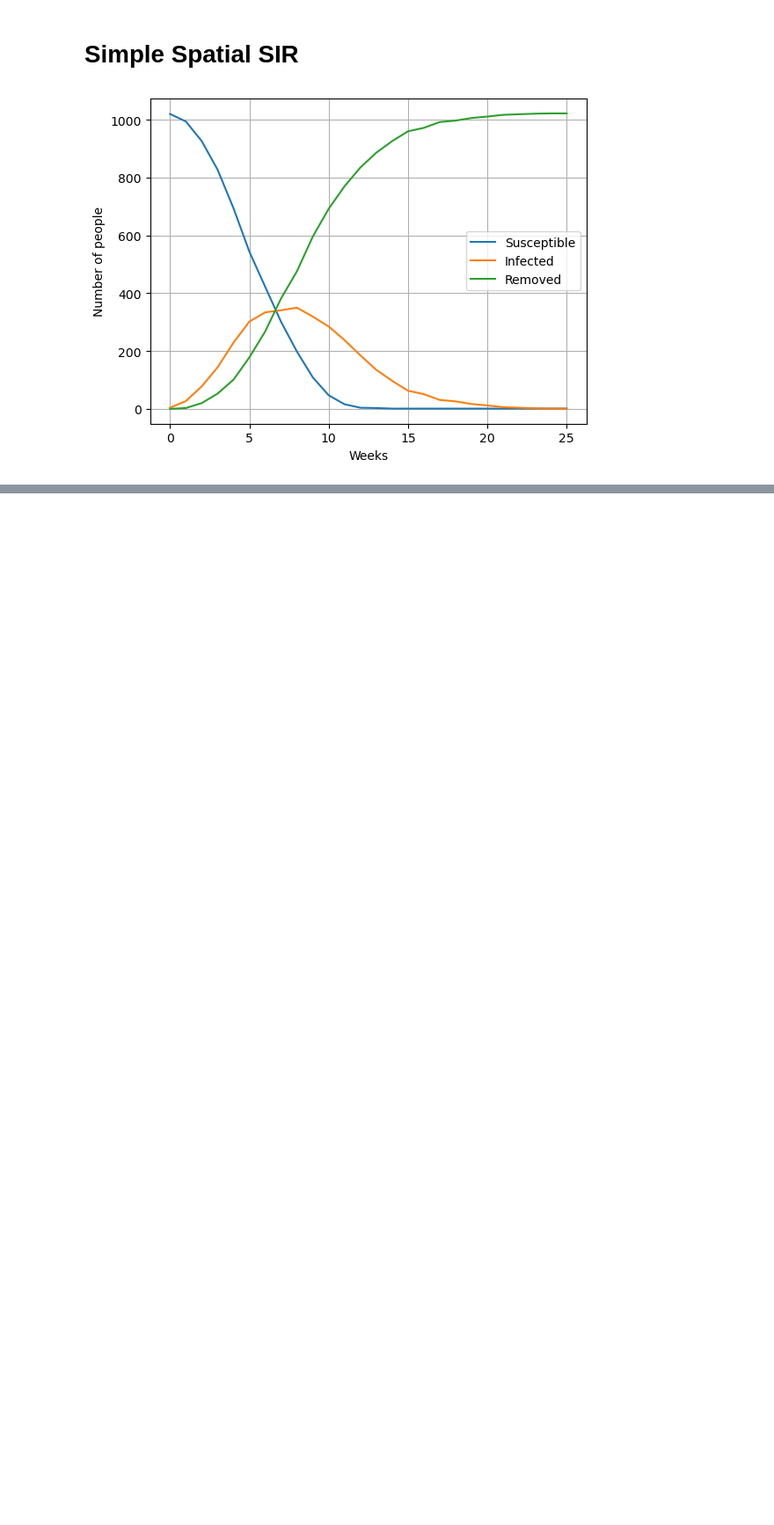
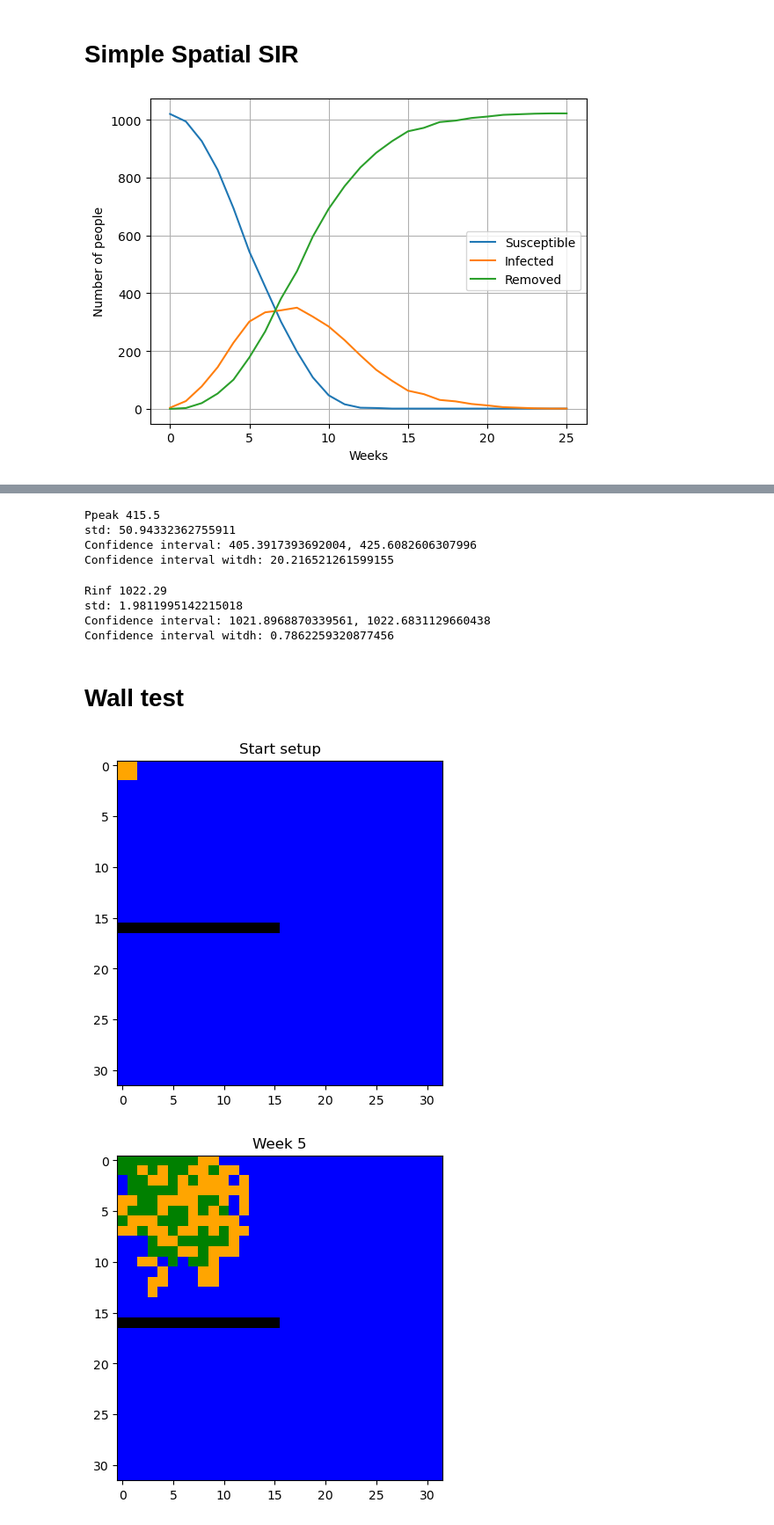
Before and after one commit to s224399/Stoc_sim_2k26, a Jupyter notebook: Project_2/SpatialSIR_test.ipynb, the cells around one changed output, grey strips where cells are left out. Shown at 88% size. Saved outputs shown, nothing was run; the diff lists cells and outputs as text; code cells hidden in the pictures; blank space fills up the shorter version.

```diff
--- a/Project_2/SpatialSIR_test.ipynb
+++ b/Project_2/SpatialSIR_test.ipynb
@@ -128,0 +192,46 @@ plt.show()
+# %%
+# Confidence interval
+alpha = 0.05
+s = np.std(Ppeak, ddof=1)
+x_bar = np.mean(Ppeak)
+se = s/np.sqrt(sims)
+t_crit = ss.t.ppf(1 - alpha/2,df=sims-1)
+
+
+ci_lower = x_bar - t_crit * se
+ci_upper = x_bar + t_crit * se
+
+
+print(f"Ppeak {x_bar}")
+print(f"std: {s}")
+print(f"Confidence interval: {ci_lower}, {ci_upper}")
+print(f"Confidence interval witdh: {ci_upper-ci_lower}")
+# %% [output]
+Ppeak 415.5
+std: 50.94332362755911
+Confidence interval: 405.3917393692004, 425.6082606307996
+Confidence interval witdh: 20.216521261599155
+# %%
+# Confidence interval
+alpha = 0.05
+s = np.std(Rinf, ddof=1)
+x_bar = np.mean(Rinf)
+se = s/np.sqrt(sims)
+t_crit = ss.t.ppf(1 - alpha/2,df=sims-1)
+
+
+ci_lower = x_bar - t_crit * se
+ci_upper = x_bar + t_crit * se
+
+
+print(f"Rinf {x_bar}")
+print(f"std: {s}")
+print(f"Confidence interval: {ci_lower}, {ci_upper}")
+print(f"Confidence interval witdh: {ci_upper-ci_lower}")
+# %% [output]
+Rinf 1022.29
+std: 1.9811995142215018
+Confidence interval: 1021.8968870339561, 1022.6831129660438
+Confidence interval witdh: 0.7862259320877456
+# %% [markdown]
+# Wall test
@@ -128,0 +284,21 @@ plt.show()
+# %%
+cmap = ListedColormap(['blue', 'orange', 'green', 'black'])
+
+plt.imshow(grids[0], cmap=cmap, vmax=3)
+plt.title('Start setup')
+plt.show()
+
+plt.imshow(grids[5*7], cmap=cmap, vmax=3)
+plt.title('Week 5')
+plt.show()
+
+plt.imshow(grids[10*7], cmap=cmap, vmax=3)
+plt.title('Week 10')
+plt.show()
+
+plt.imshow(grids[15*7], cmap=cmap, vmax=3)
+plt.title('Week 15')
+plt.show()
+# %% [output]
+[figure, added]
+[figure, added]
```
Also changed, not shown: parts of 15 cells of this notebook.
